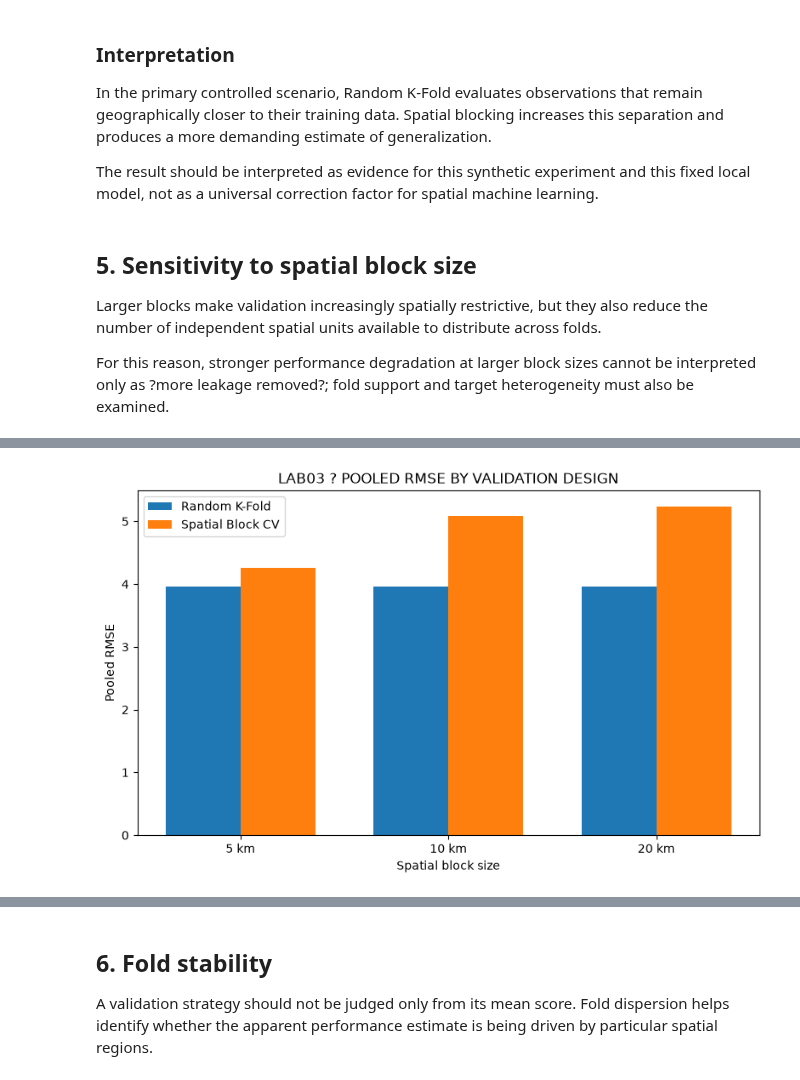
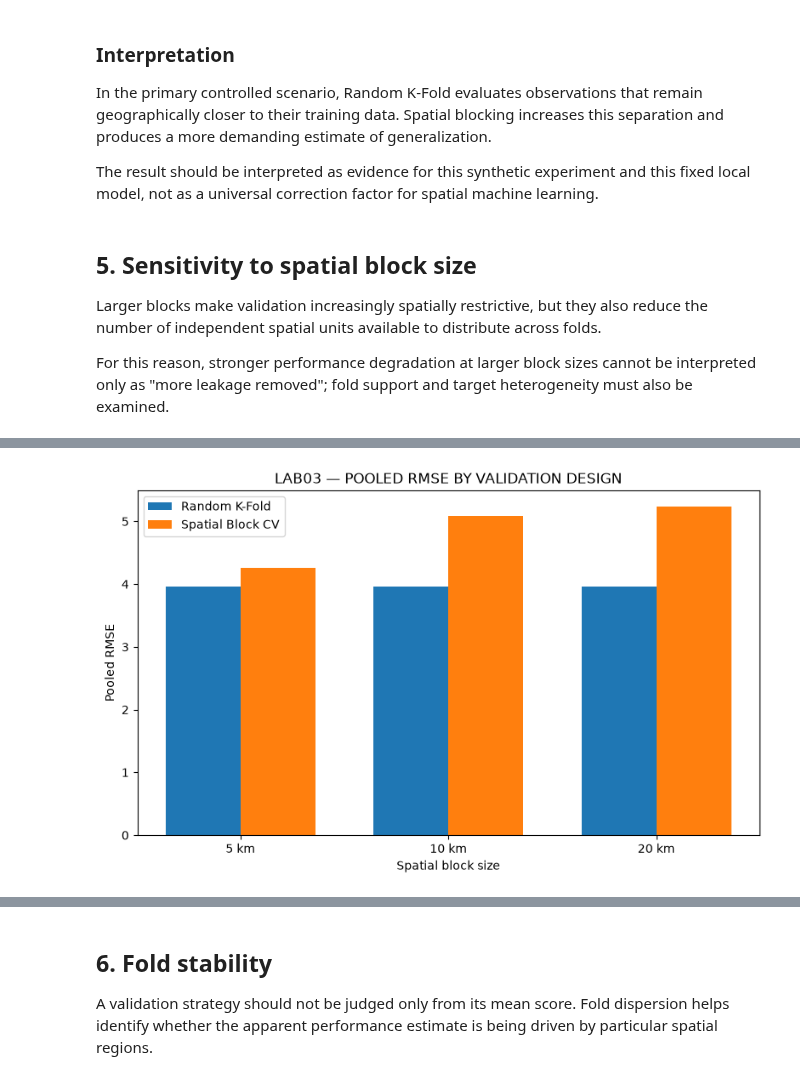
Before and after one commit to EHDataAI/geoai-mineral-labs, a Jupyter notebook: labs/lab03_spatial_cross_validation/03_spatial_cross_validation.ipynb, the cells around one changed output, grey strips where cells are left out. Saved outputs shown, nothing was run; the diff lists cells and outputs as text; code cells hidden in the pictures.

```diff
--- a/labs/lab03_spatial_cross_validation/03_spatial_cross_validation.ipynb
+++ b/labs/lab03_spatial_cross_validation/03_spatial_cross_validation.ipynb
@@ -297,7 +297,7 @@ also reduce the number of independent spatial units available to distribute
 across folds.
 
 For this reason, stronger performance degradation at larger block sizes
-cannot be interpreted only as ?more leakage removed?; fold support and target
+cannot be interpreted only as "more leakage removed"; fold support and target
 heterogeneity must also be examined.
 # %%
 comparison_display = aggregate_comparison[
@@ -336,35 +336,35 @@ labels = [
     f"{value / 1000:.0f} km"
     for value in plot_data["block_size_m"]
 ]
 
 positions = np.arange(len(plot_data))
 width = 0.36
 
 fig, ax = plt.subplots(figsize=(8, 5))
 
 ax.bar(
     positions - width / 2,
     plot_data["random_pooled_rmse"],
     width,
     label="Random K-Fold",
 )
 ax.bar(
     positions + width / 2,
     plot_data["spatial_pooled_rmse"],
     width,
     label="Spatial Block CV",
 )
 
-ax.set_title("LAB03 ? POOLED RMSE BY VALIDATION DESIGN")
+ax.set_title("LAB03 — POOLED RMSE BY VALIDATION DESIGN")
 ax.set_xlabel("Spatial block size")
 ax.set_ylabel("Pooled RMSE")
 ax.set_xticks(positions, labels)
 ax.legend()
 
 plt.tight_layout()
 plt.show()
 # %% [output]
-[figure, old version]
+[figure, new version]
 # %%
 fig, ax = plt.subplots(figsize=(8, 5))
 
```
Also changed, not shown: parts of 8 cells of this notebook, 1 other file.
